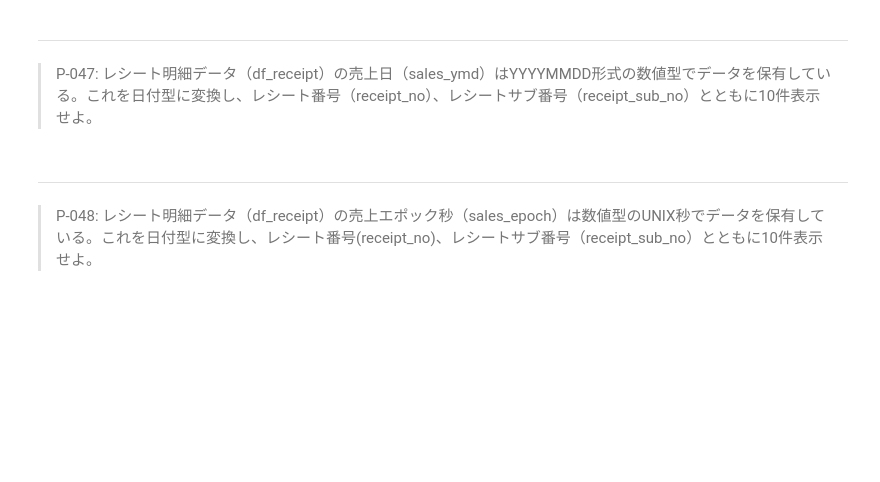
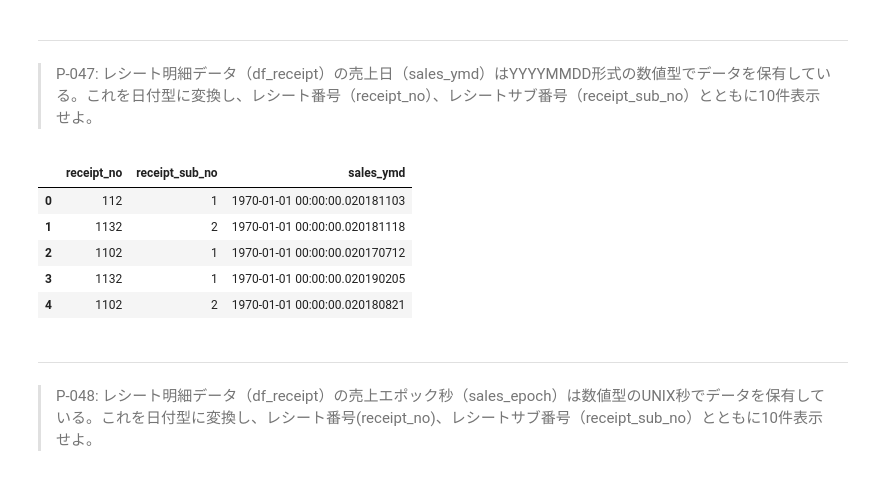
Before and after one commit to libra20/100knocks2, a Jupyter notebook: docker/work/preprocess_knock_Python.ipynb, the cells around one changed output. Cells and saved outputs as stored; diff of their text form; code cells hidden in the pictures; blank space fills up the shorter version.

```diff
--- a/docker/work/preprocess_knock_Python.ipynb
+++ b/docker/work/preprocess_knock_Python.ipynb
@@ -915,6 +946,15 @@ dfa.rename(columns={col: col.zfill(2) for col in dfa.columns}).rename_axis(colum
 # %% [markdown]
 ---
 > P-047: レシート明細データ（df_receipt）の売上日（sales_ymd）はYYYYMMDD形式の数値型でデータを保有している。これを日付型に変換し、レシート番号（receipt_no）、レシートサブ番号（receipt_sub_no）とともに10件表示せよ。
+# %%
+pd.concat([df_receipt.receipt_no, df_receipt.receipt_sub_no, pd.to_datetime(df_receipt.sales_ymd)], axis=1).head()
+# %% [output]
+|  | receipt_no | receipt_sub_no | sales_ymd |
+| 0 | 112 | 1 | 1970-01-01 00:00:00.020181103 |
+| 1 | 1132 | 2 | 1970-01-01 00:00:00.020181118 |
+| 2 | 1102 | 1 | 1970-01-01 00:00:00.020170712 |
+| 3 | 1132 | 1 | 1970-01-01 00:00:00.020190205 |
+| 4 | 1102 | 2 | 1970-01-01 00:00:00.020180821 |
 # %% [markdown]
 ---
 > P-048: レシート明細データ（df_receipt）の売上エポック秒（sales_epoch）は数値型のUNIX秒でデータを保有している。これを日付型に変換し、レシート番号(receipt_no)、レシートサブ番号（receipt_sub_no）とともに10件表示せよ。
```
Also changed, not shown: parts of 3 cells of this notebook.
